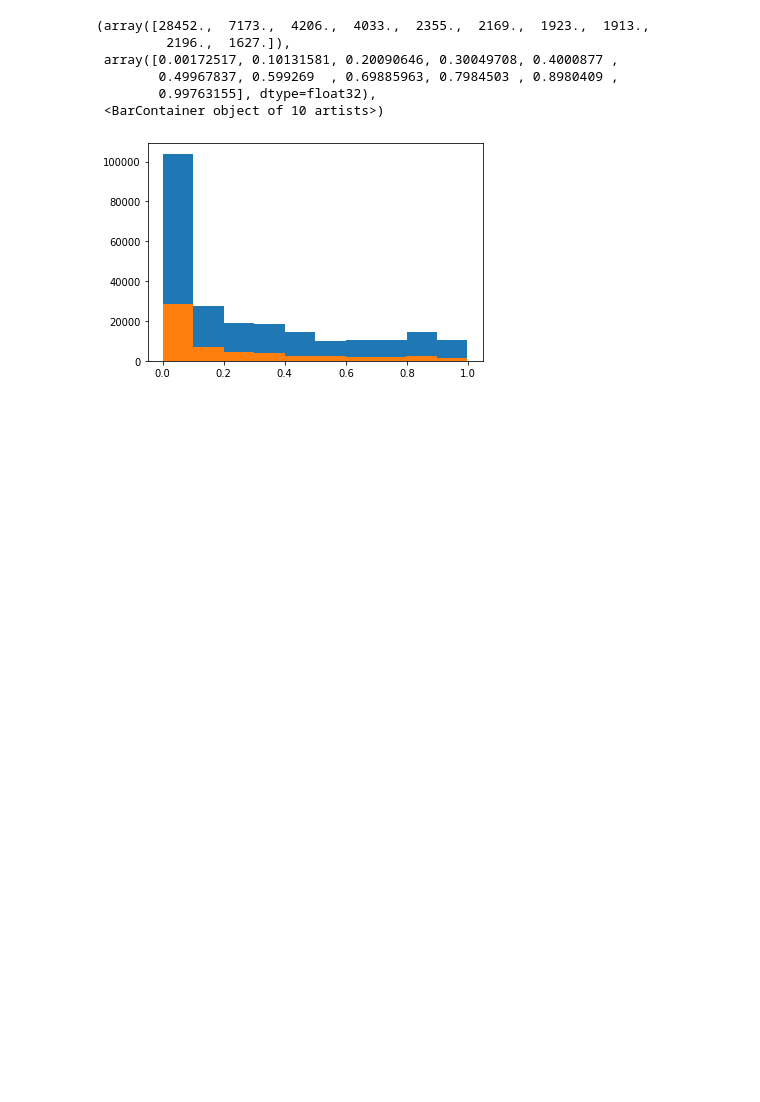
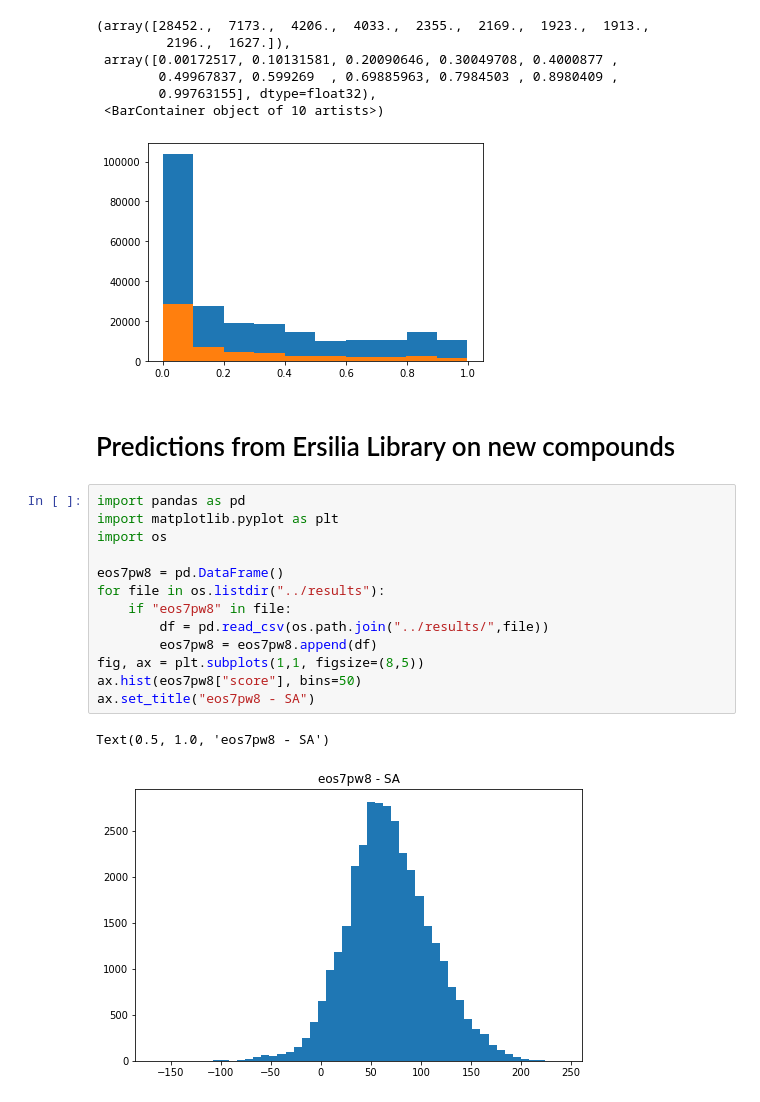
Before and after one commit to ersilia-os/osa-murd, a Jupyter notebook: notebooks/data_exploration.ipynb, the cells around one changed output. Drawn from its saved outputs; the diff is of its cells as text; blank space fills up the shorter version.

Commit message:
ersilia scores for large data

```diff
--- a/notebooks/data_exploration.ipynb
+++ b/notebooks/data_exploration.ipynb
@@ -162,3 +162,21 @@ plt.hist(pos["proba_inh"])
         0.99763155], dtype=float32),
  <BarContainer object of 10 artists>)
 [figure]
+# %% [markdown]
+# Predictions from Ersilia Library on new compounds
+# %%
+import pandas as pd
+import matplotlib.pyplot as plt
+import os
+
+eos7pw8 = pd.DataFrame()
+for file in os.listdir("../results"):
+    if "eos7pw8" in file:
+        df = pd.read_csv(os.path.join("../results/",file))
+        eos7pw8 = eos7pw8.append(df)
+fig, ax = plt.subplots(1,1, figsize=(8,5))
+ax.hist(eos7pw8["score"], bins=50)
+ax.set_title("eos7pw8 - SA")
+# %% [output]
+Text(0.5, 1.0, 'eos7pw8 - SA')
+[figure, added]
```
Also changed, not shown: parts of 4 cells of this notebook, 5 other files.
